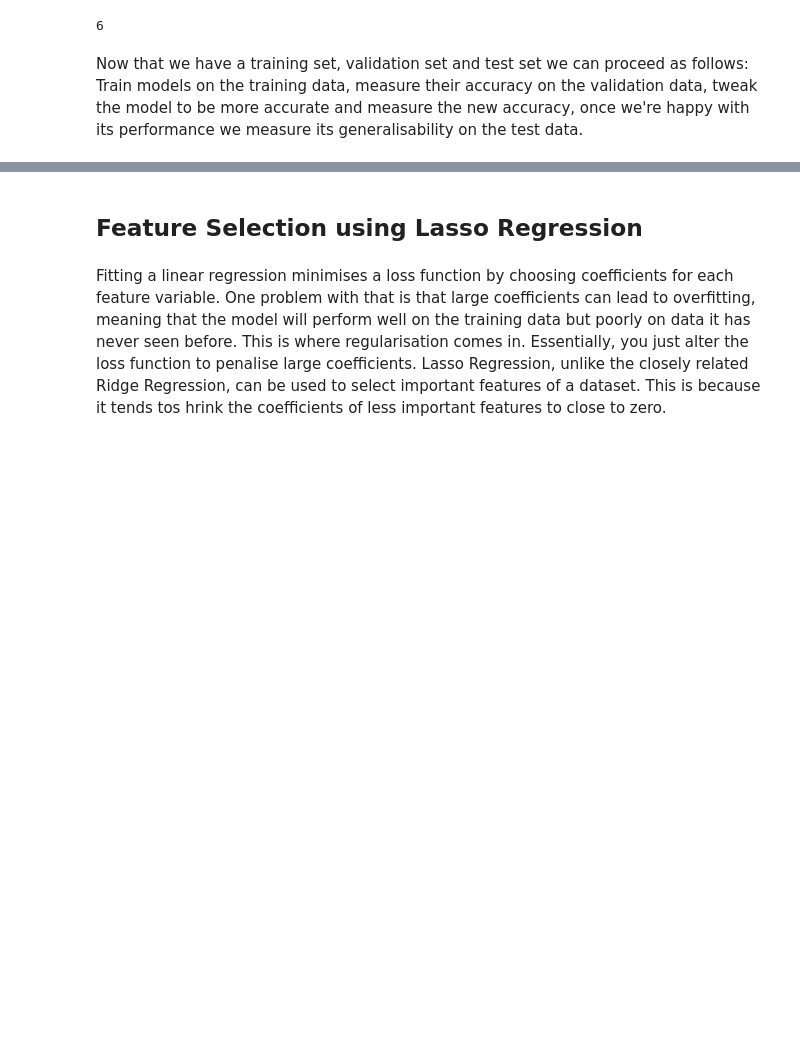
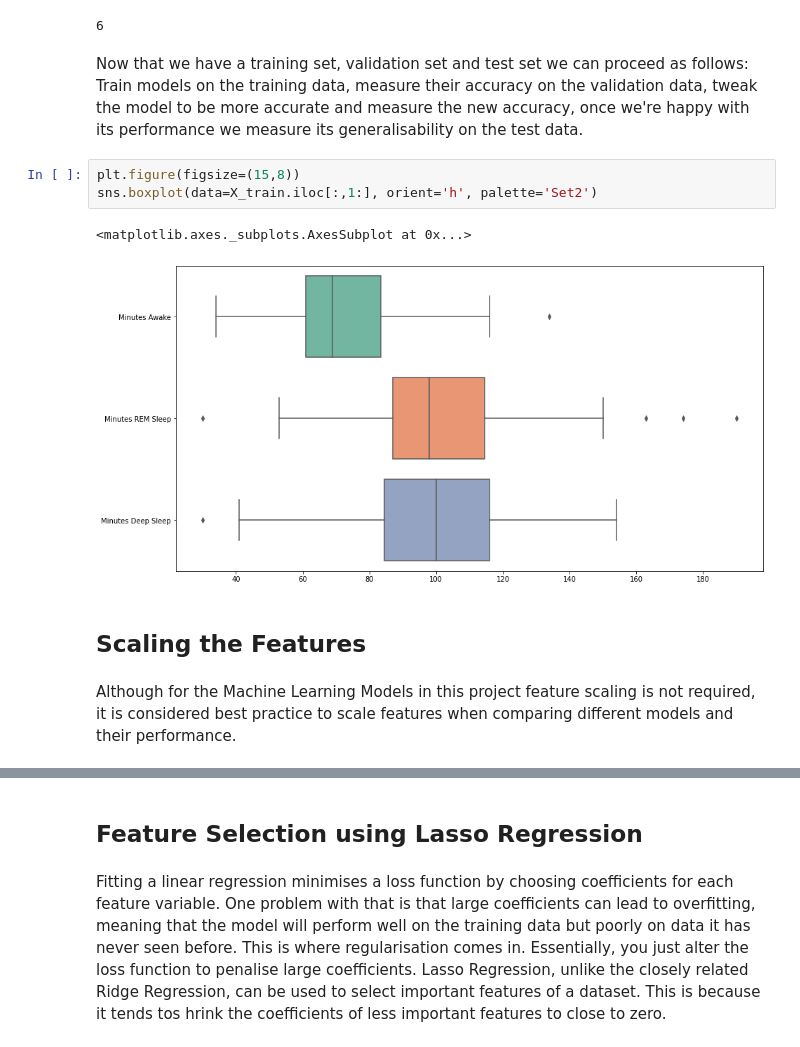
Before and after one commit to JoBe10/Fitbit-Sleep-Score, a Jupyter notebook: Sleep_Scores/Fitbit_Sleep_Score_Prediction.ipynb, the cells around one changed output, grey strips where cells are left out. Drawn from its saved outputs; the diff is of its cells as text; blank space fills up the shorter version.

```diff
--- a/Sleep_Scores/Fitbit_Sleep_Score_Prediction.ipynb
+++ b/Sleep_Scores/Fitbit_Sleep_Score_Prediction.ipynb
@@ -266,3 +266,13 @@ len(X_valid.columns)
 6
 # %% [markdown]
 Now that we have a training set, validation set and test set we can proceed as follows: Train models on the training data, measure their accuracy on the validation data, tweak the model to be more accurate and measure the new accuracy, once we're happy with its performance we measure its generalisability on the test data.
+# %%
+plt.figure(figsize=(15,8))
+sns.boxplot(data=X_train.iloc[:,1:], orient='h', palette='Set2')
+# %% [output]
+<matplotlib.axes._subplots.AxesSubplot at 0x...>
+[figure, added]
+# %% [markdown]
+## Scaling the Features
+# %% [markdown]
+Although for the Machine Learning Models in this project feature scaling is not required, it is considered best practice to scale features when comparing different models and their performance.
```
Also changed, not shown: parts of 21 cells of this notebook, 1 other file.
